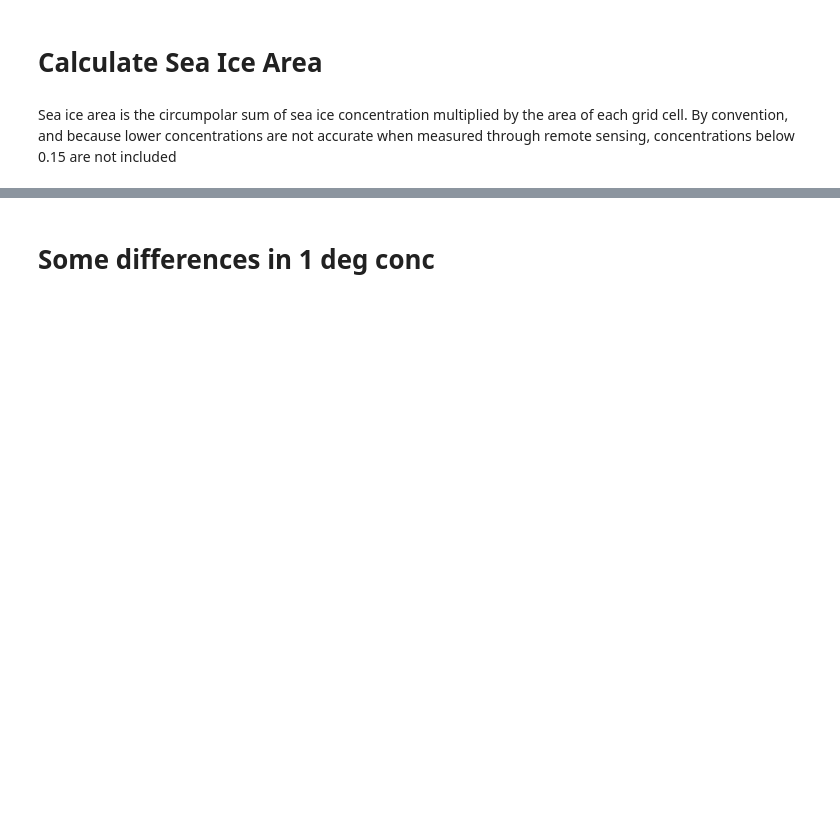
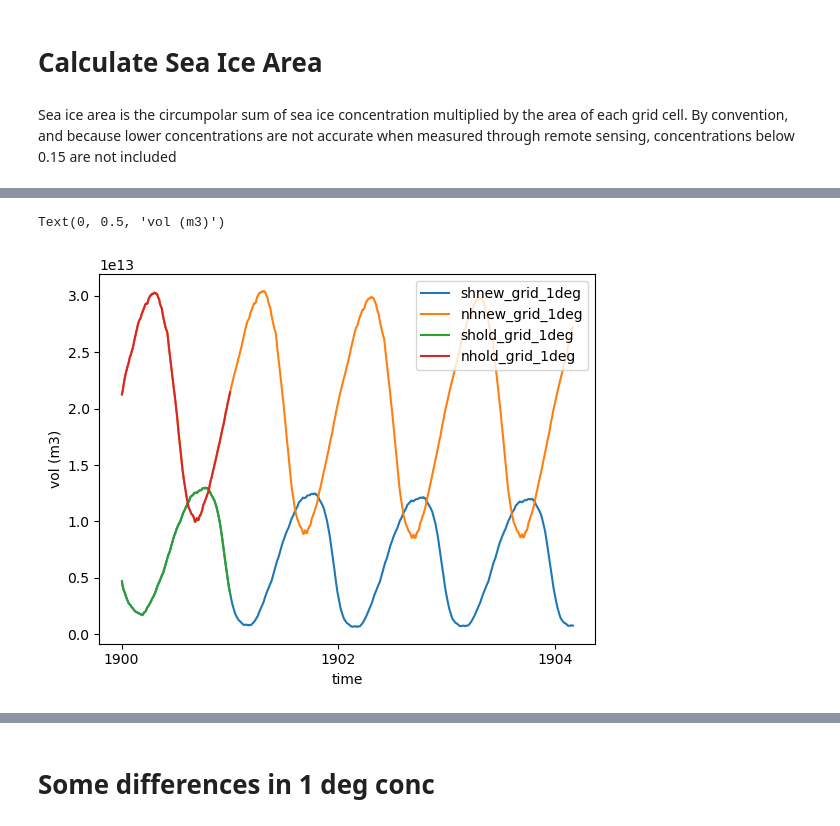
Before and after one commit to anton-seaice/sandbox, a Jupyter notebook: new_cice_grid/new-grid-intake-cat.ipynb, the cells around one changed output, grey strips where cells are left out. Saved outputs shown, nothing was run; the diff lists cells and outputs as text; code cells hidden in the pictures; blank space fills up the shorter version.

```diff
--- a/new_cice_grid/new-grid-intake-cat.ipynb
+++ b/new_cice_grid/new-grid-intake-cat.ipynb
@@ -154,0 +262,25 @@ for s_name in RUNS.keys():
+# %%
+@map_over_subtree
+def sea_ice_vol_model(ds):
+    vice = (ds.hi*ds.aice).cf.sel(Y=slice(-90, 0))
+    area_m2 = ds.area_t
+
+    result = (vice*area_m2).cf.sum(["X", "Y"]).to_dataset(name="sh_vol")
+
+    vice = (ds.hi*ds.aice).cf.sel(Y=slice(0, 90))
+
+    result=result.merge((vice*area_m2).cf.sum(["X", "Y"]).to_dataset(name="nh_vol"))
+
+    return result
+# %%
+model_vol_dt = sea_ice_vol_model(si_dt)
+# %%
+for s_name in ['new_grid_1deg', 'old_grid_1deg']:
+    model_vol_dt[s_name].sh_vol.plot(label='sh'+s_name)
+    model_vol_dt[s_name].nh_vol.plot(label='nh'+s_name)
+
+plt.legend()
+plt.ylabel('vol (m3)')
+# %% [output]
+Text(0, 0.5, 'vol (m3)')
+[figure, added]
```
Also changed, not shown: parts of 43 cells of this notebook.
